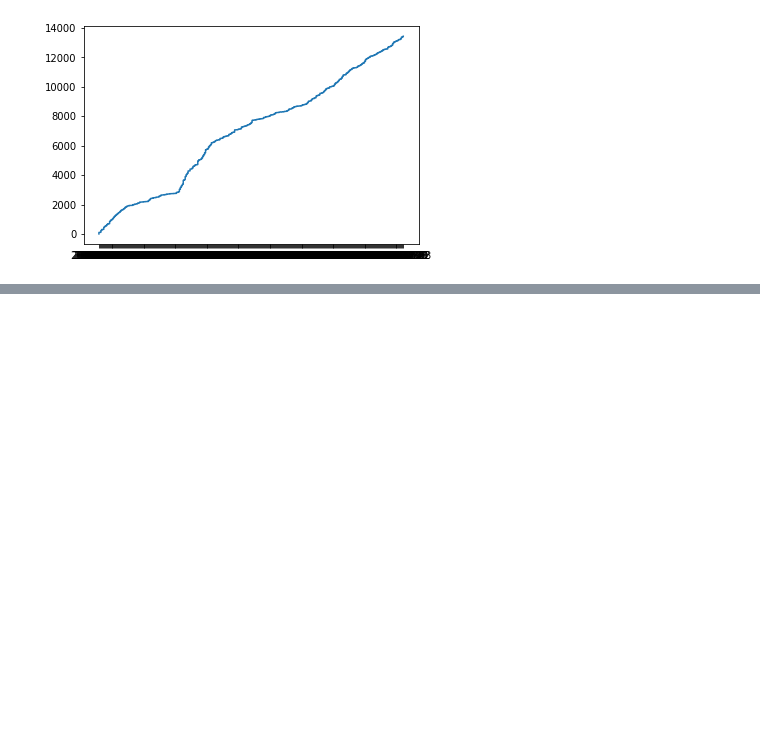
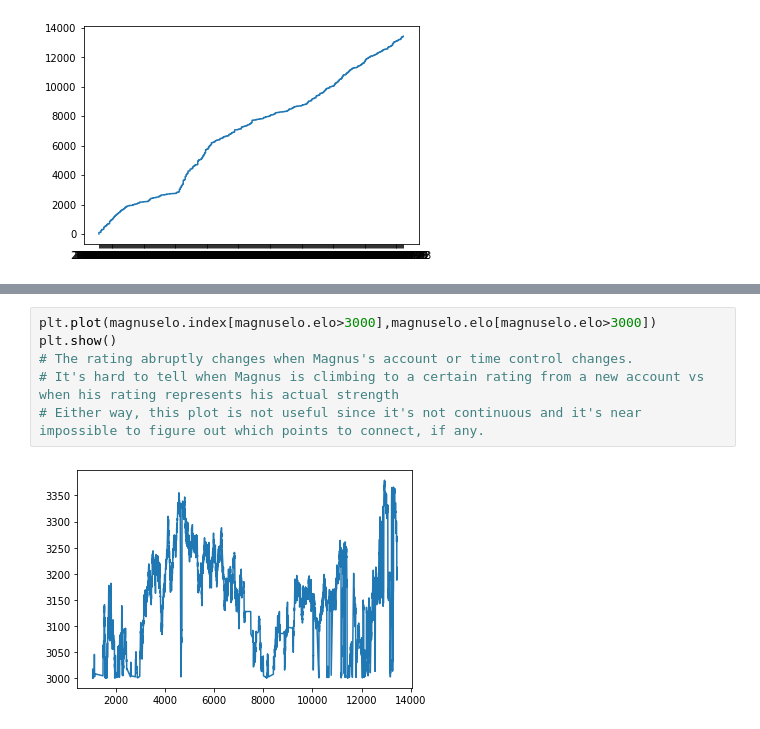
Before and after one commit to dealom/Magnus-Carlsen-Lichess-Games-Dataset-Analysis, a Jupyter notebook: Code Testing.ipynb, the cells around one changed output, grey strips where cells are left out. Cells and saved outputs as stored; diff of their text form; blank space fills up the shorter version.

```diff
--- a/Code Testing.ipynb
+++ b/Code Testing.ipynb
@@ -364,0 +495,8 @@ plt.plot(timegames.date_played,timegames.index)
+# %%
+plt.plot(magnuselo.index[magnuselo.elo>3000],magnuselo.elo[magnuselo.elo>3000])
+plt.show()
+# The rating abruptly changes when Magnus's account or time control changes.
+# It's hard to tell when Magnus is climbing to a certain rating from a new account vs when his rating represents his actual strength
+# Either way, this plot is not useful since it's not continuous and it's near impossible to figure out which points to connect, if any.
+# %% [output]
+[figure, added]
```
Also changed, not shown: parts of 12 cells of this notebook, 3 other files.
